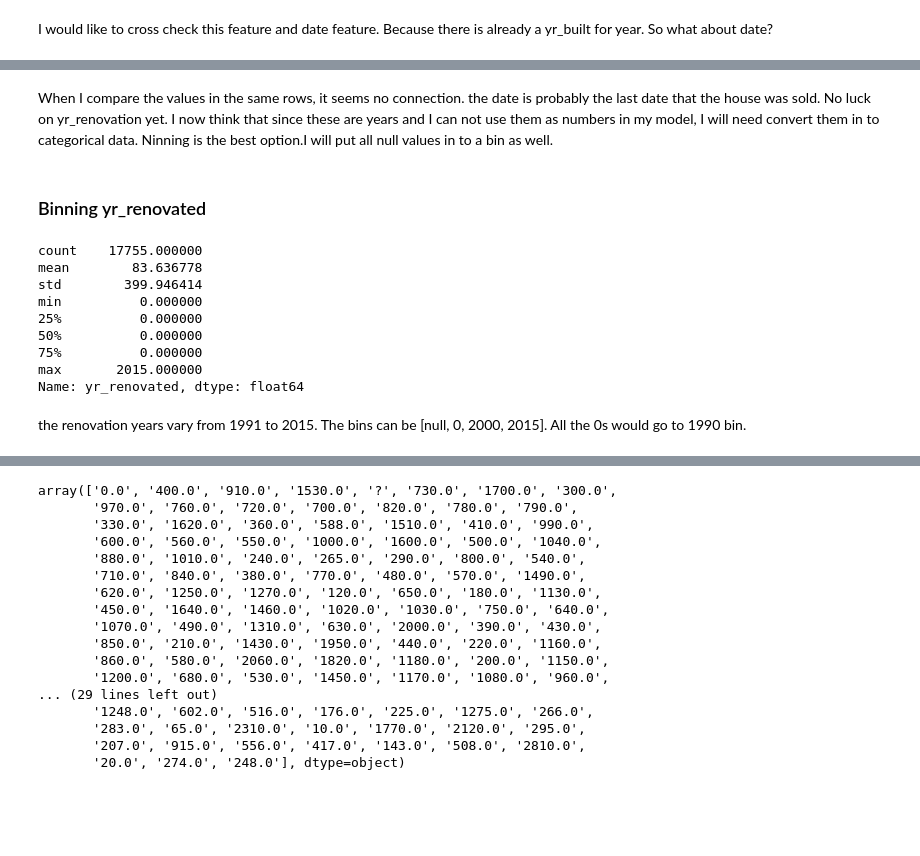
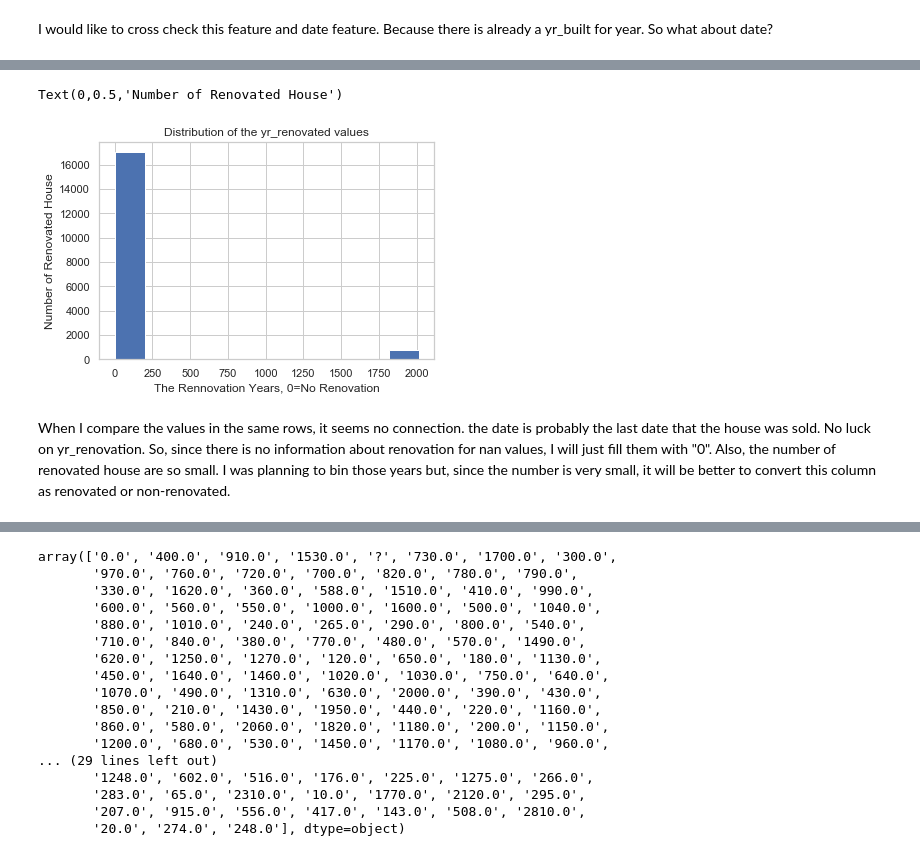
Before and after one commit to fcamuz/house-price-prediction, a Jupyter notebook: student.ipynb, the cells around one changed output, grey strips where cells are left out. Drawn from its saved outputs; the diff is of its cells as text; code cells hidden in the pictures; blank space fills up the shorter version.

```diff
--- a/student.ipynb
+++ b/student.ipynb
@@ -312,19 +267,11 @@ df.head()
-# %% [markdown]
-When I compare the values in the same rows, it seems no connection. the date is probably the last date that the house was sold. No luck on yr_renovation yet. I now think that since these are years and I can not use them as numbers in my model, I will need convert them in to categorical data. Ninning is the best option.I will put all null values in to a bin as well.
-# %% [markdown]
-### Binning yr_renovated
-# %%
-df.yr_renovated.describe()
-# %% [output]
-count    17755.000000
-mean        83.636778
-std        399.946414
-min          0.000000
-25%          0.000000
-50%          0.000000
-75%          0.000000
-max       2015.000000
-Name: yr_renovated, dtype: float64
-# %% [markdown]
-the renovation years vary from 1991 to 2015. The bins can be [null, 0, 2000, 2015]. All the 0s would go to 1990 bin.
+# %%
+df.yr_renovated.hist()
+plt.title("Distribution of the yr_renovated values")
+plt.xlabel("The Rennovation Years, 0=No Renovation")
+plt.ylabel("Number of Renovated House")
+# %% [output]
+Text(0,0.5,'Number of Renovated House')
+[figure, added]
+# %% [markdown]
+When I compare the values in the same rows, it seems no connection. the date is probably the last date that the house was sold. No luck on yr_renovation. So, since there is no information about renovation for nan values, I will just fill them with "0". Also, the number of renovated house are so small. I was planning to bin those years but, since the number is very small, it will be better to convert this column as renovated or non-renovated.
 # %%
```
Also changed, not shown: parts of 181 cells of this notebook, 1 other file.
